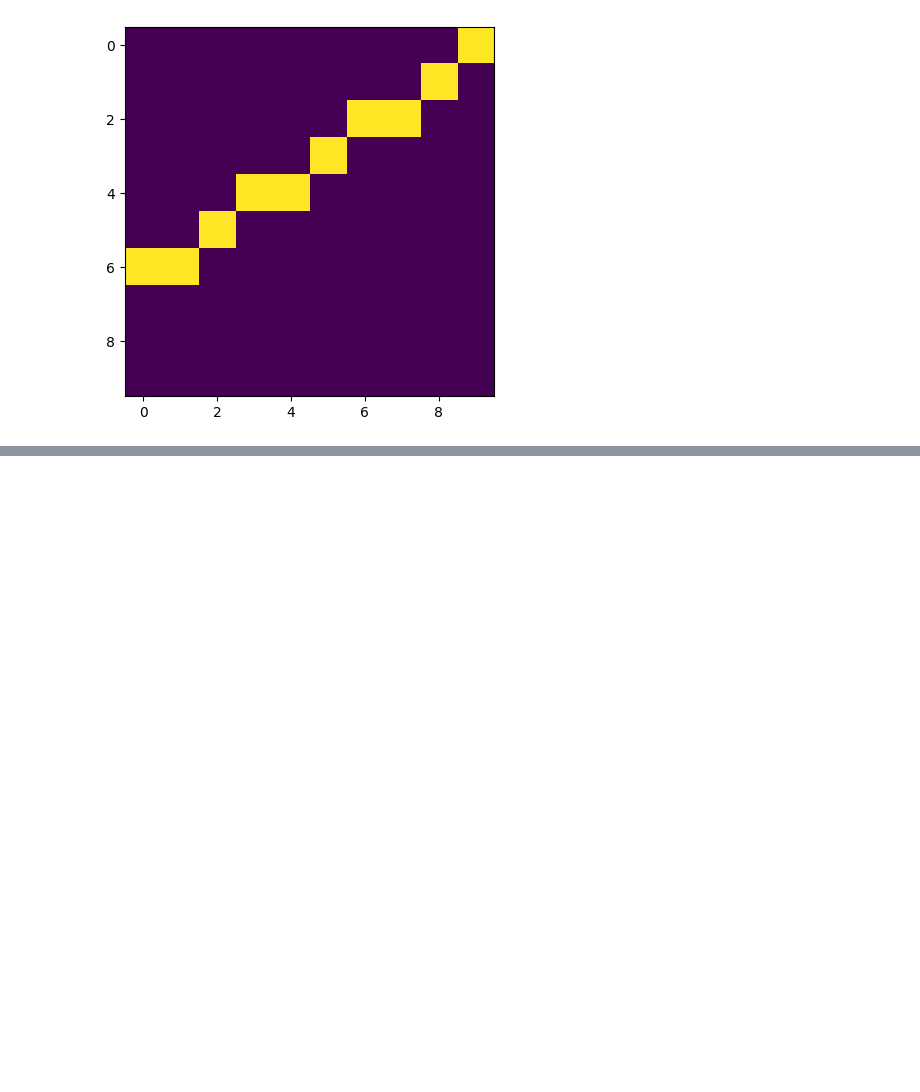
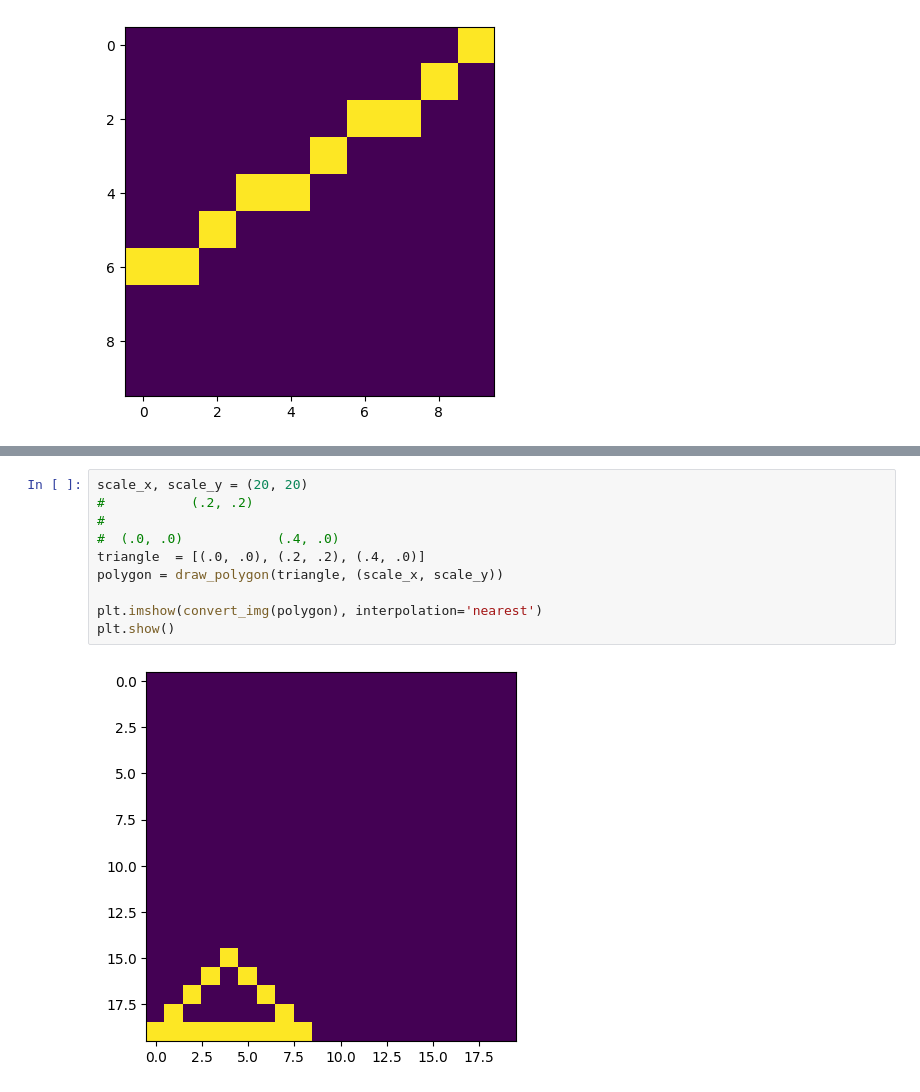
Before and after one commit to Beloin/PythonGraphicLibrary, a Jupyter notebook: test.ipynb, the cells around one changed output, grey strips where cells are left out. Cells and saved outputs as stored; diff of their text form; blank space fills up the shorter version.

Commit message:
Drawing polygon

```diff
--- a/test.ipynb
+++ b/test.ipynb
@@ -117,0 +125,12 @@ plt.show()
+# %%
+scale_x, scale_y = (20, 20)
+#           (.2, .2)
+#
+#  (.0, .0)            (.4, .0)
+triangle  = [(.0, .0), (.2, .2), (.4, .0)]
+polygon = draw_polygon(triangle, (scale_x, scale_y))
+
+plt.imshow(convert_img(polygon), interpolation='nearest')
+plt.show()
+# %% [output]
+[figure, added]
```
Also changed, not shown: parts of 4 cells of this notebook, 1 other file.
